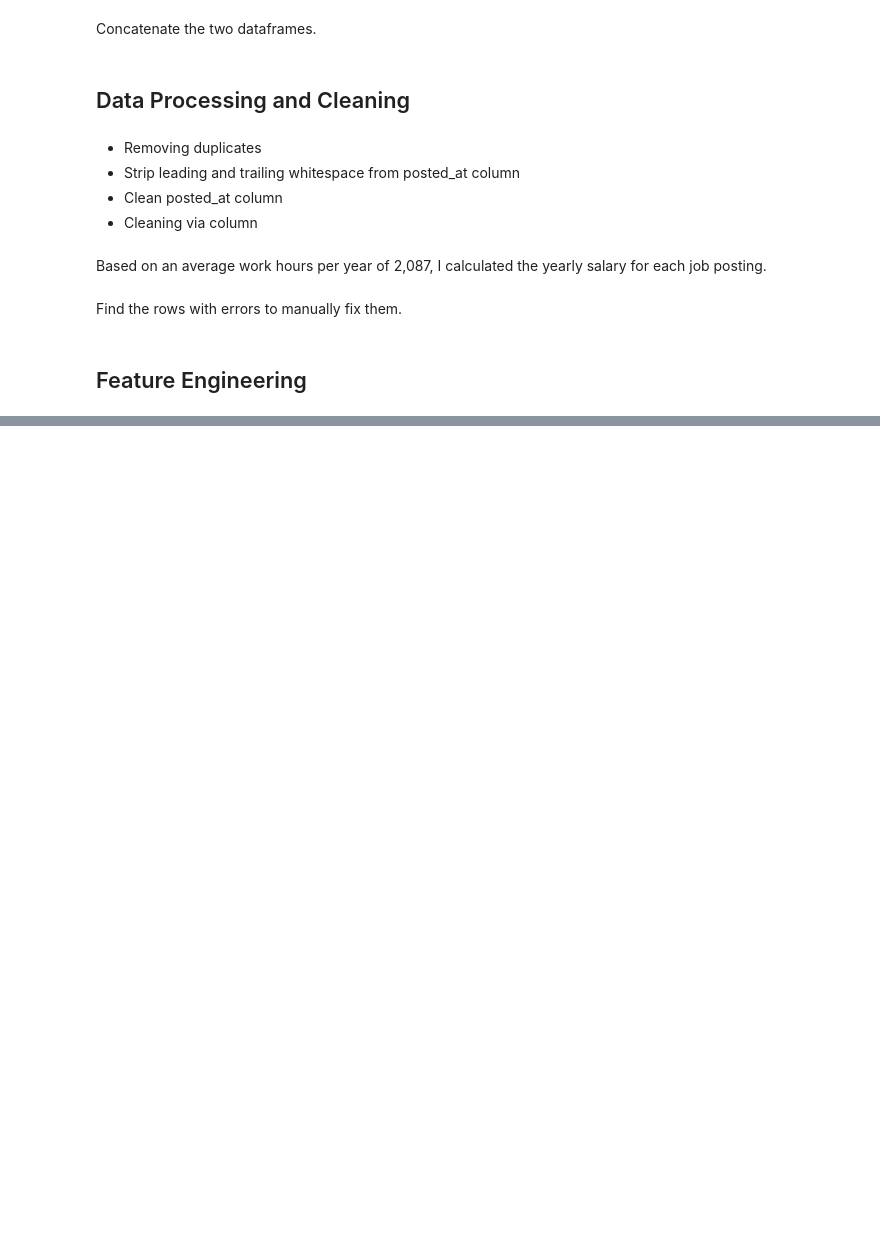
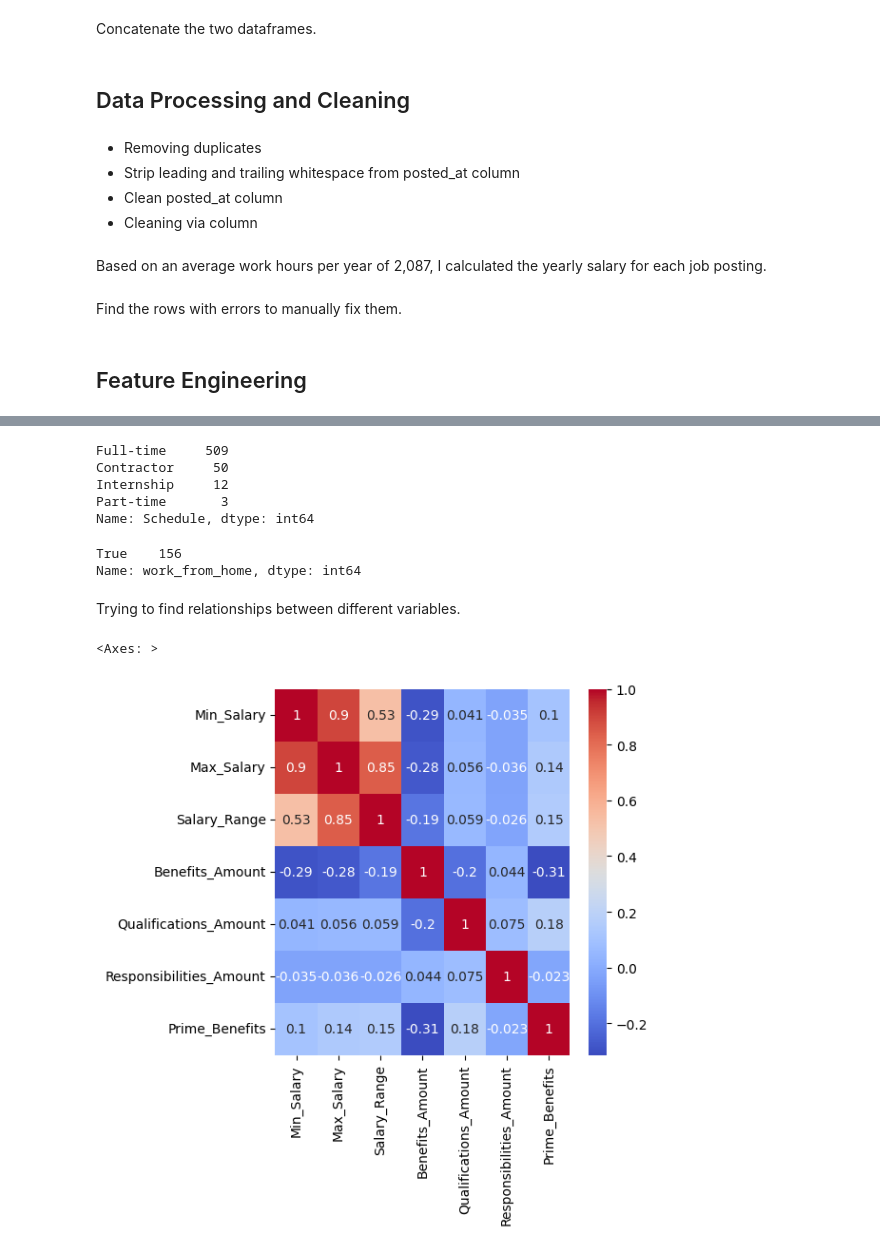
Before and after one commit to ModeEdna/ScholarshipDSAN, a Jupyter notebook: Analysis/EDA.ipynb, the cells around one changed output, grey strips where cells are left out. Drawn from its saved outputs; the diff is of its cells as text; code cells hidden in the pictures; blank space fills up the shorter version.

```diff
--- a/Analysis/EDA.ipynb
+++ b/Analysis/EDA.ipynb
@@ -323,0 +343,3 @@ all['salary_range'] = all['max_salary'] - all['min_salary']
+# %%
+# drop duplicates
+all = all.drop_duplicates(subset=['title', 'company_name', 'location', 'quals_length'], keep='first')
@@ -323,0 +348,23 @@ all['salary_range'] = all['max_salary'] - all['min_salary']
+# %%
+# find index of cells that have work from home text
+remote_work_indices = all[all['description'].str.contains('remote work', case=False)].index
+work_from_home_indices = all[all['description'].str.contains('work from home', case=False)].index
+
+# create column for remote work
+all['remote_work'] = False
+
+# change remote work column to 1 if the index is in remote_work_indices
+all.loc[remote_work_indices, 'remote_work'] = True
+all.loc[work_from_home_indices, 'remote_work'] = True
+
+# if remote_work is true, change work_from_home to remote
+all.loc[all['remote_work'] == True, 'work_from_home'] = True
+
+# if the word remote is in the title, change work_from_home to True
+all.loc[all['title'].str.contains('remote', case=False), 'work_from_home'] = True
+
+# drop the remote_work column
+all = all.drop(['remote_work'], axis=1)
+
+# remove (Remote) from title column
+all['title'] = all['title'].str.replace('\(Remote\)', '')
@@ -323,0 +373,10 @@ all['salary_range'] = all['max_salary'] - all['min_salary']
+# %%
+# Define the words to count
+words_to_count = {'401', 'health', 'life', 'dental', 'bonus', 'pension', 'tuition'}
+
+# Define a function to count the words in each list
+def count_words(lst):
+    return len(set([word for word in words_to_count if any(word.lower() in item.lower() for item in lst)]))
+
+# Apply the function to the column
+all['prime_benefits'] = all['Benefits'].apply(count_words)
@@ -323,0 +385,3 @@ all['salary_range'] = all['max_salary'] - all['min_salary']
+# %%
+# rename columns
+all = all.rename(columns={'title': 'Title', 'company_name': 'Company', 'via':'Via', 'location': 'Location', 'description': 'Description', 'schedule_type': 'Schedule', 'days_posted': 'Days_Posted', 'min_salary': 'Min_Salary', 'max_salary': 'Max_Salary', 'salary_range': 'Salary_Range', 'benefits_length': 'Benefits_Amount', 'quals_length': 'Qualifications_Amount', 'resps_length': 'Responsibilities_Amount', 'prime_benefits': 'Prime_Benefits'})
@@ -338,0 +524,22 @@ Name: Benefits, Length: 578, dtype: object
+# %%
+all['Schedule'].value_counts()
+# %% [output]
+Full-time     509
+Contractor     50
+Internship     12
+Part-time       3
+Name: Schedule, dtype: int64
+# %%
+all['work_from_home'].value_counts()
+# %% [output]
+True    156
+Name: work_from_home, dtype: int64
+# %% [markdown]
+Trying to find relationships between different variables.
+# %%
+# heatmap of correlations
+plt.figure(figsize=(5,5))
+sns.heatmap(all.corr(), annot=True, cmap='coolwarm')
+# %% [output]
+<Axes: >
+[figure, added]
```
Also changed, not shown: parts of 22 cells of this notebook, 4 other files.
